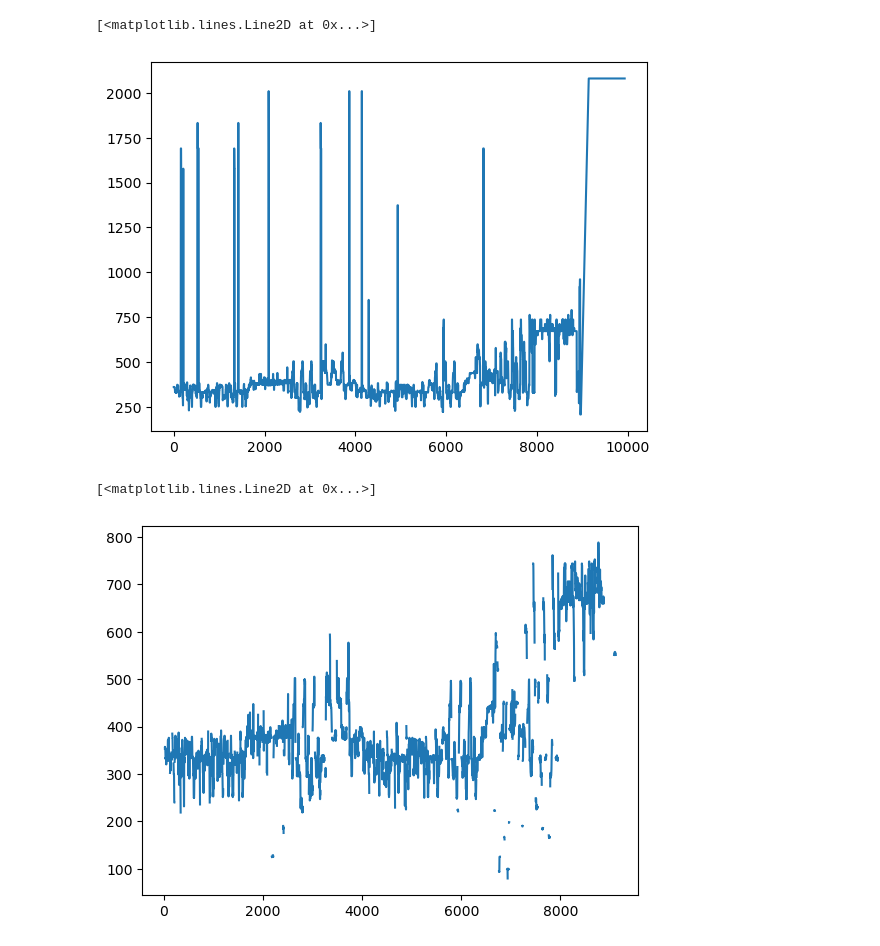
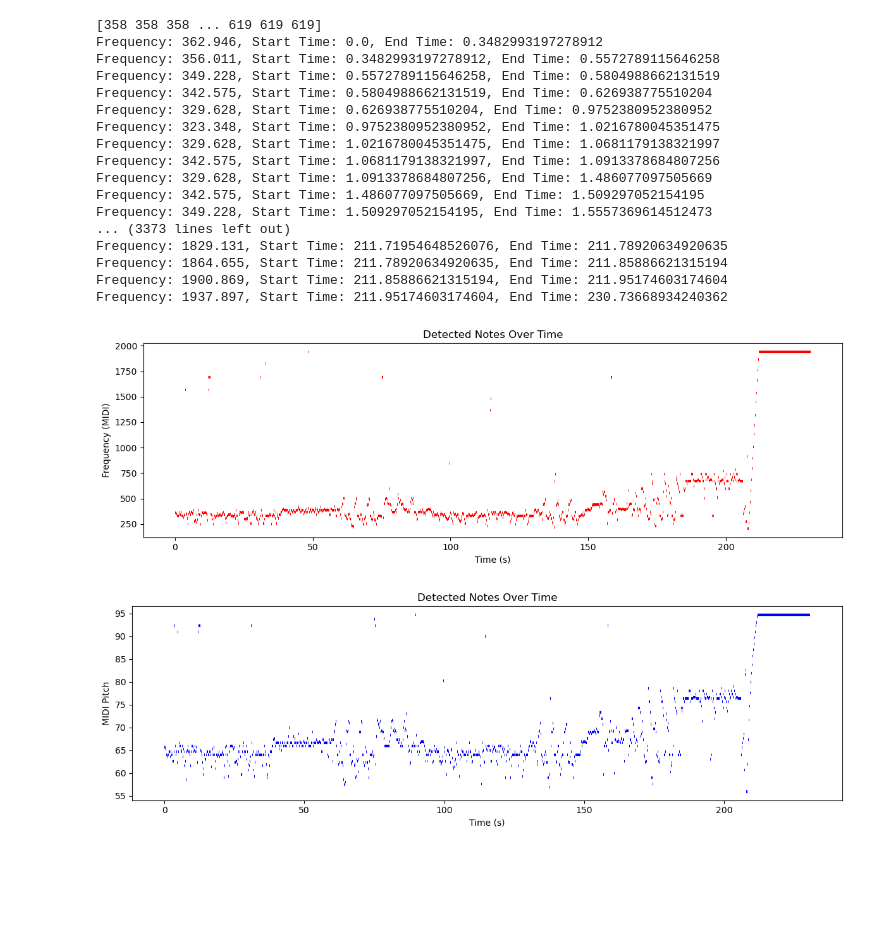
Before and after one commit to 1155194577/note_transcription, a Jupyter notebook: analysis/pyin_visualization.ipynb, the cells around one changed output. Drawn from its saved outputs; the diff is of its cells as text; code cells hidden in the pictures; blank space fills up the shorter version.

```diff
--- a/analysis/pyin_visualization.ipynb
+++ b/analysis/pyin_visualization.ipynb
@@ -88,11 +105,56 @@ plt.show()
 # %%
 f0, f0_probs, time_series = pitch_extractor.signal_pitch_extraction(y)
-plt.plot(f0)
-# %% [output]
-[<matplotlib.lines.Line2D at 0x...>]
-[figure, removed]
 # %%
 # plt.plot(librosa.pyin(y, fmin=65, fmax=2093, sr=sr)[0])
+from modules.PitchSmoother import PitchSmoother
+pitch_smoother = PitchSmoother(f0, f0_probs, sample_rate=sr)
+states = pitch_smoother._viterbi_decoding()
+observation_matrix = pitch_smoother._build_observation_matrix()
+f0_smoothed = pitch_smoother._state_to_freq(states, obs_matrix=observation_matrix)
-# %% [output]
-[<matplotlib.lines.Line2D at 0x...>]
-[figure, removed]
+# %%
+from modules.NoteSegmentation import NoteSegmentation
+note_segmentation = NoteSegmentation()
+
+viterbi = note_segmentation._viterbi_decoding(f0_smoothed)
+post_processed = note_segmentation.post_process(viterbi)
+# Print frequency, start time, and end time for each post-processed note
+for note in post_processed:
+    print(f"Frequency: {note['frequency'].round(3)}, Start Time: {note['start_time']}, End Time: {note['end_time']}")
+# Plot notes as horizontal lines over time
+plt.figure(figsize=(12, 4))
+for note in post_processed:
+    plt.hlines(note['frequency'], note['start_time'], note['end_time'], colors='r', linewidth=3)
+plt.xlabel('Time (s)')
+plt.ylabel('Frequency (MIDI)')
+plt.title('Detected Notes Over Time')
+plt.tight_layout()
+plt.show()
+
+plt.figure(figsize=(12, 4))
+for note in post_processed:
+    plt.hlines(note['midi_pitch'], note['start_time'], note['end_time'], colors='blue', linewidth=3)
+plt.xlabel('Time (s)')
+plt.ylabel('MIDI Pitch')
+plt.title('Detected Notes Over Time')
+plt.tight_layout()
+plt.show()
+# %% [output]
+[358 358 358 ... 619 619 619]
+Frequency: 362.946, Start Time: 0.0, End Time: 0.3482993197278912
+Frequency: 356.011, Start Time: 0.3482993197278912, End Time: 0.5572789115646258
+Frequency: 349.228, Start Time: 0.5572789115646258, End Time: 0.5804988662131519
+Frequency: 342.575, Start Time: 0.5804988662131519, End Time: 0.626938775510204
+Frequency: 329.628, Start Time: 0.626938775510204, End Time: 0.9752380952380952
+Frequency: 323.348, Start Time: 0.9752380952380952, End Time: 1.0216780045351475
+Frequency: 329.628, Start Time: 1.0216780045351475, End Time: 1.0681179138321997
+Frequency: 342.575, Start Time: 1.0681179138321997, End Time: 1.0913378684807256
+Frequency: 329.628, Start Time: 1.0913378684807256, End Time: 1.486077097505669
+Frequency: 342.575, Start Time: 1.486077097505669, End Time: 1.509297052154195
+Frequency: 349.228, Start Time: 1.509297052154195, End Time: 1.5557369614512473
+... (3373 lines left out)
+Frequency: 1829.131, Start Time: 211.71954648526076, End Time: 211.78920634920635
+Frequency: 1864.655, Start Time: 211.78920634920635, End Time: 211.85886621315194
+Frequency: 1900.869, Start Time: 211.85886621315194, End Time: 211.95174603174604
+Frequency: 1937.897, Start Time: 211.95174603174604, End Time: 230.73668934240362
+[figure, added]
+[figure, added]
```
Also changed, not shown: parts of 5 cells of this notebook, 7 other files.
